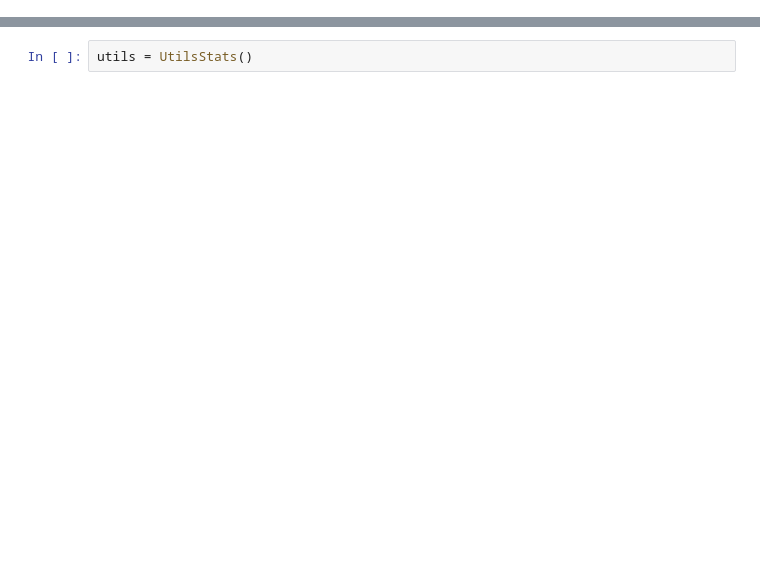
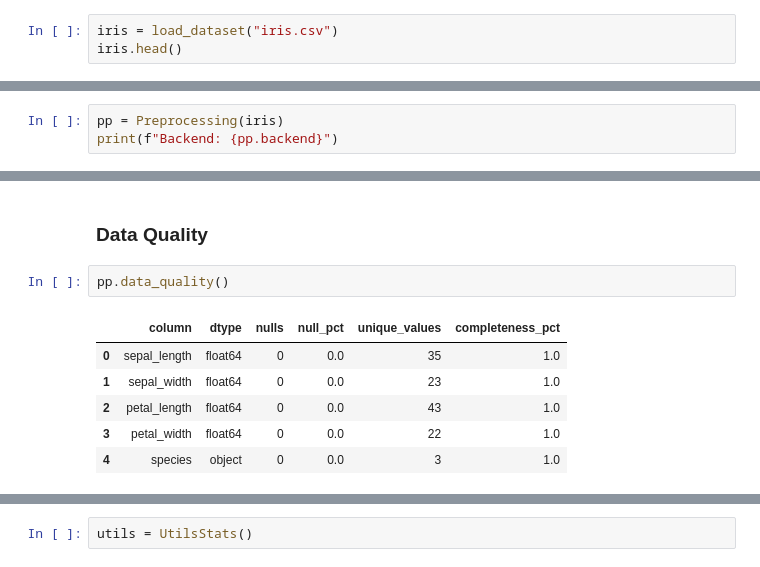
Before and after one commit to GhostAnalyst30/StatsLibX, a Jupyter notebook: how_use_statslibx.ipynb, the cells around one changed output, grey strips where cells are left out. Drawn from its saved outputs; the diff is of its cells as text; blank space fills up the shorter version.

```diff
--- a/how_use_statslibx.ipynb
+++ b/how_use_statslibx.ipynb
@@ -1155,0 +64,3 @@ from statslibx import UtilsStats
+# %%
+iris = load_dataset("iris.csv")
+iris.head()
@@ -1155,0 +452,3 @@ from statslibx import UtilsStats
+# %%
+pp = Preprocessing(iris)
+print(f"Backend: {pp.backend}")
@@ -1155,0 +479,11 @@ from statslibx import UtilsStats
+# %% [markdown]
+### Data Quality
+# %%
+pp.data_quality()
+# %% [output]
+|  | column | dtype | nulls | null_pct | unique_values | completeness_pct |
+| 0 | sepal_length | float64 | 0 | 0.0 | 35 | 1.0 |
+| 1 | sepal_width | float64 | 0 | 0.0 | 23 | 1.0 |
+| 2 | petal_length | float64 | 0 | 0.0 | 43 | 1.0 |
+| 3 | petal_width | float64 | 0 | 0.0 | 22 | 1.0 |
+| 4 | species | object | 0 | 0.0 | 3 | 1.0 |
```
Also changed, not shown: parts of 280 cells of this notebook, 40 other files.
